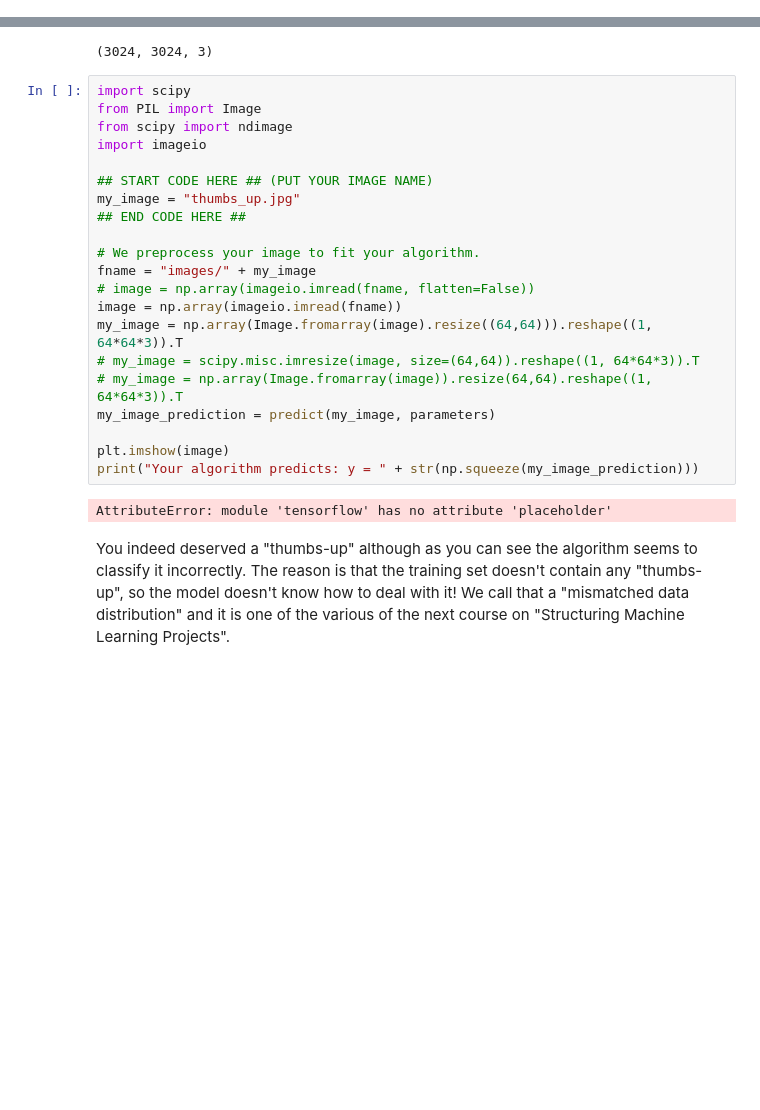
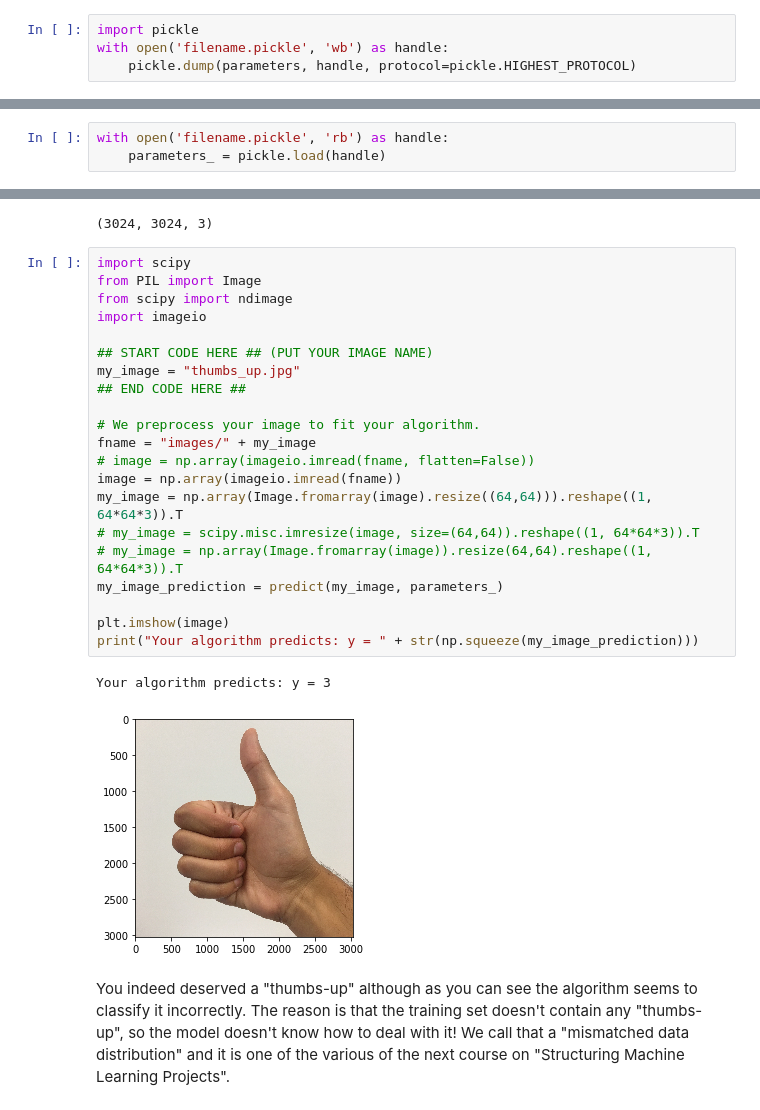
Before and after one commit to liam-chen/DeepLearning_Ng, a Jupyter notebook: COURSE 2 Improving Deep Neural Networks Hyperparameter tuning, Regularization and Optimization/week 03/Tensorflow.v1 Tutorial.ipynb, the cells around one changed output, grey strips where cells are left out. Saved outputs shown, nothing was run; the diff lists cells and outputs as text; blank space fills up the shorter version.

```diff
--- a/COURSE 2 Improving Deep Neural Networks Hyperparameter tuning, Regularization and Optimization/week 03/Tensorflow.v1 Tutorial.ipynb
+++ b/COURSE 2 Improving Deep Neural Networks Hyperparameter tuning, Regularization and Optimization/week 03/Tensorflow.v1 Tutorial.ipynb
@@ -1044,3 +1071,7 @@ Amazing, your algorithm can recognize a sign representing a figure between 0 and
+# %%
+import pickle
+with open('filename.pickle', 'wb') as handle:
+    pickle.dump(parameters, handle, protocol=pickle.HIGHEST_PROTOCOL)
 # %% [markdown]
 ### 2.7 - Test with your own image (optional / ungraded exercise)
 
@@ -1049,3 +1080,6 @@ Congratulations on finishing this assignment. You can now take a picture of your
     2. Add your image to this Jupyter Notebook's directory, in the "images" folder
     3. Write your image's name in the following code
     4. Run the code and check if the algorithm is right!
+# %%
+with open('filename.pickle', 'rb') as handle:
+    parameters_ = pickle.load(handle)
@@ -1062,26 +1116,27 @@ imageio.imread(fname).shape
 # %%
 import scipy
 from PIL import Image
 from scipy import ndimage
 import imageio
 
 ## START CODE HERE ## (PUT YOUR IMAGE NAME)
 my_image = "thumbs_up.jpg"
 ## END CODE HERE ##
 
 # We preprocess your image to fit your algorithm.
 fname = "images/" + my_image
 # image = np.array(imageio.imread(fname, flatten=False))
 image = np.array(imageio.imread(fname))
 my_image = np.array(Image.fromarray(image).resize((64,64))).reshape((1, 64*64*3)).T
 # my_image = scipy.misc.imresize(image, size=(64,64)).reshape((1, 64*64*3)).T
 # my_image = np.array(Image.fromarray(image)).resize(64,64).reshape((1, 64*64*3)).T
-my_image_prediction = predict(my_image, parameters)
+my_image_prediction = predict(my_image, parameters_)
 
 plt.imshow(image)
 print("Your algorithm predicts: y = " + str(np.squeeze(my_image_prediction)))
 # %% [output]
-AttributeError: module 'tensorflow' has no attribute 'placeholder'
+Your algorithm predicts: y = 3
+[figure, added]
 # %% [markdown]
 You indeed deserved a "thumbs-up" although as you can see the algorithm seems to classify it incorrectly. The reason is that the training set doesn't contain any "thumbs-up", so the model doesn't know how to deal with it! We call that a "mismatched data distribution" and it is one of the various of the next course on "Structuring Machine Learning Projects".
 # %% [markdown]
```
Also changed, not shown: parts of 5 cells of this notebook, 5 other files.
